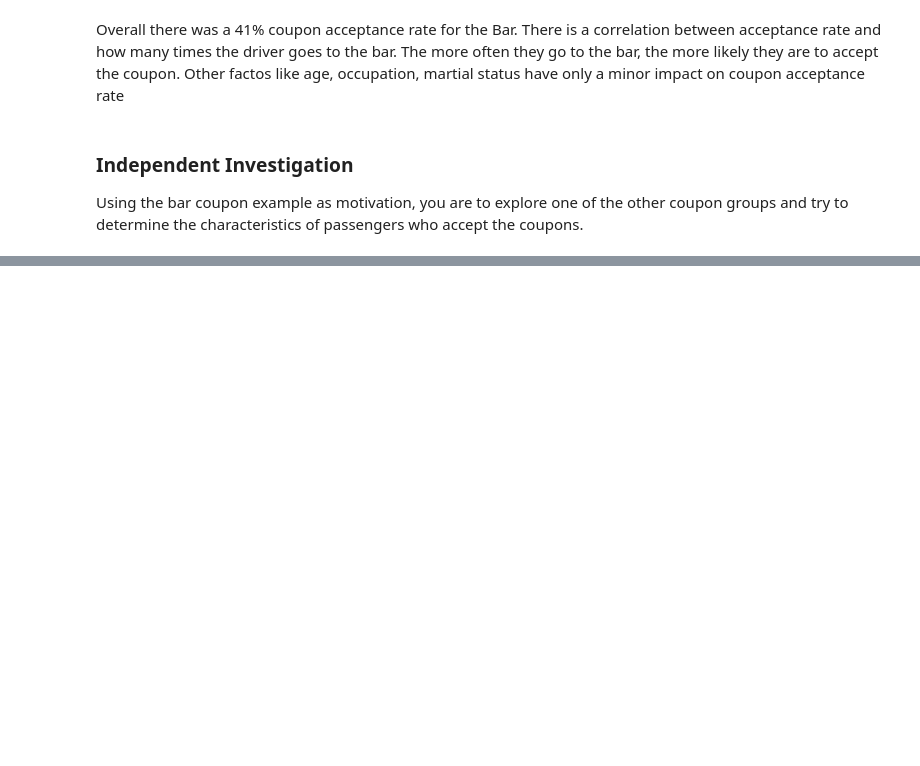
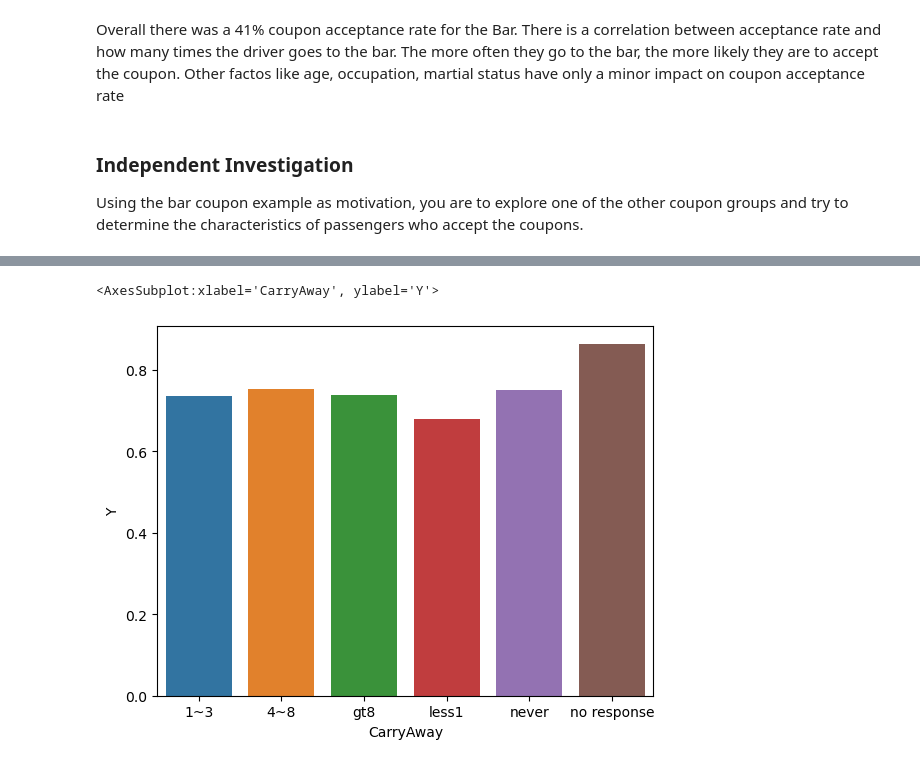
Before and after one commit to sgshaikh/Customer_Accept_Coupon, a Jupyter notebook: prompt.ipynb, the cells around one changed output, grey strips where cells are left out. Drawn from its saved outputs; the diff is of its cells as text; code cells hidden in the pictures; blank space fills up the shorter version.

```diff
--- a/prompt.ipynb
+++ b/prompt.ipynb
@@ -276,0 +327,6 @@ Using the bar coupon example as motivation, you are to explore one of the other
+# %%
+#does taking regualr takeout have any impact on coupon acceptance
+sns.barplot(data=data_carrout.groupby('CarryAway')[['Y']].mean().reset_index(), x='CarryAway' , y='Y')
+# %% [output]
+<AxesSubplot:xlabel='CarryAway', ylabel='Y'>
+[figure, added]
```
Also changed, not shown: parts of 13 cells of this notebook.
